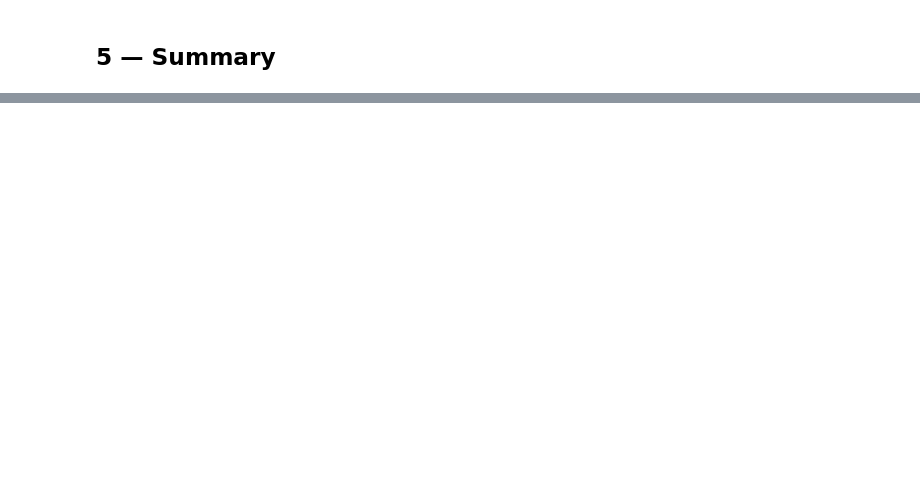
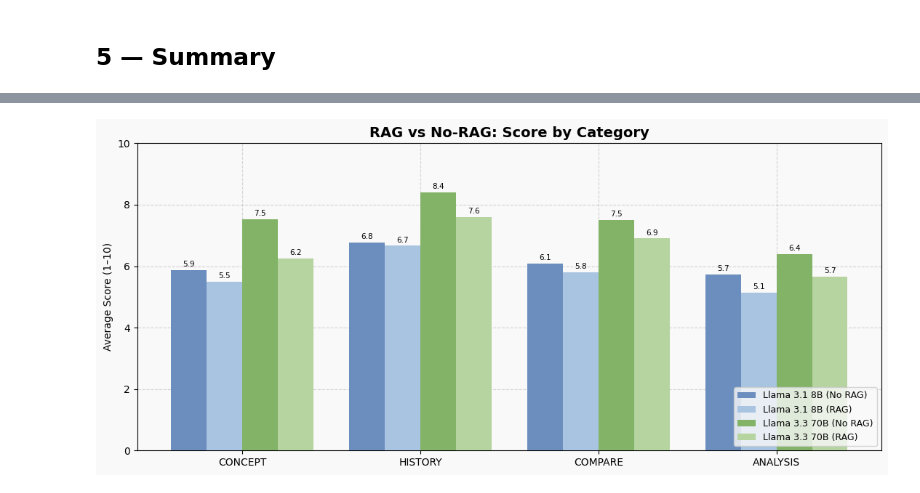
Before and after one commit to bar-elhayani/llm-evaluation-benchmark, a Jupyter notebook: notebooks/analysis.ipynb, the cells around one changed output, grey strips where cells are left out. Saved outputs shown, nothing was run; the diff lists cells and outputs as text; code cells hidden in the pictures; blank space fills up the shorter version.

```diff
--- a/notebooks/analysis.ipynb
+++ b/notebooks/analysis.ipynb
@@ -183,0 +186,13 @@ print("=" * 50)
+# %%
+
+scores_rag = pd.read_csv("../data/judge_scores_rag.csv")
+
+comparison = pd.DataFrame({
+    "model":      ["groq-llama", "groq-llama70b", "groq-llama-rag", "groq-llama70b-rag"],
+    "label":      ["Llama 3.1 8B\n(No RAG)", "Llama 3.3 70B\n(No RAG)",
+                   "Llama 3.1 8B\n(RAG)", "Llama 3.3 70B\n(RAG)"],
+    "avg_score":  [6.01, 7.43, 5.76, 6.60],
+    "rag":        [False, False, True, True],
+    "base_model": ["groq-llama", "groq-llama70b", "groq-llama", "groq-llama70b"],
+})
+comparison
@@ -183,0 +237,48 @@ print("=" * 50)
+# %%
+
+# Chart 6 — RAG vs No-RAG by category
+no_rag_cat_model = (df[df["model"].isin(["groq-llama", "groq-llama70b"])]
+                    .groupby(["category", "model"])["judge_score"].mean().unstack("model"))
+rag_cat_model = (scores_rag.groupby(["category", "model"])["judge_score"]
+                 .mean().unstack("model")
+                 .rename(columns={"groq-llama-rag": "groq-llama", "groq-llama70b-rag": "groq-llama70b"}))
+
+x = np.arange(len(CATEGORIES))
+w = 0.2
+
+RAG_COLORS = {
+    "groq-llama":    ("#6C8EBF", "#A8C4E0"),
+    "groq-llama70b": ("#82B366", "#B5D4A0"),
+}
+
+fig, ax = plt.subplots(figsize=(11, 5))
+offsets = [-1.5, -0.5, 0.5, 1.5]
+series = [
+    ("groq-llama",    False, "Llama 3.1 8B (No RAG)"),
+    ("groq-llama-rag", False, "Llama 3.1 8B (RAG)"),
+    ("groq-llama70b", False, "Llama 3.3 70B (No RAG)"),
+    ("groq-llama70b-rag", False, "Llama 3.3 70B (RAG)"),
+]
+
+for idx, (base, _, label) in enumerate(series):
+    is_rag = "rag" in base
+    base_key = base.replace("-rag", "")
+    color = RAG_COLORS[base_key][1 if is_rag else 0]
+    source = rag_cat_model if is_rag else no_rag_cat_model
+    col = base_key
+    vals = [source.loc[cat, col] if cat in source.index else 0 for cat in CATEGORIES]
+    bars = ax.bar(x + offsets[idx] * w, vals, w, label=label, color=color, zorder=3)
+    ax.bar_label(bars, fmt="%.1f", padding=2, fontsize=7.5)
+
+ax.set_xticks(x)
+ax.set_xticklabels(CATEGORIES)
+ax.set_ylim(0, 10)
+ax.set_title("RAG vs No-RAG: Score by Category", fontsize=14, fontweight="bold")
+ax.set_ylabel("Average Score (1–10)")
+ax.legend(loc="lower right", fontsize=9)
+ax.set_axisbelow(True)
+plt.tight_layout()
+plt.savefig("../results/06_rag_by_category.png", dpi=150, bbox_inches="tight")
+plt.show()
+# %% [output]
+[figure, added]
```
Also changed, not shown: parts of 8 cells of this notebook, 7 other files.
